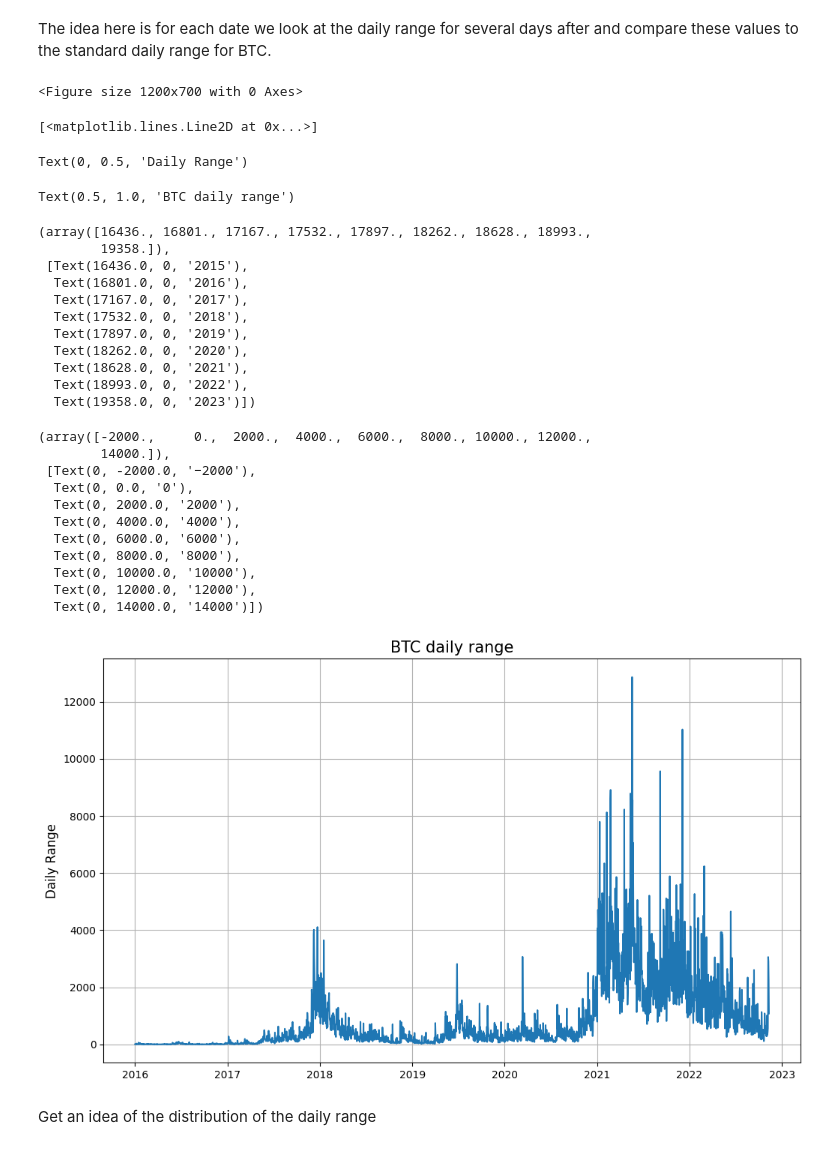
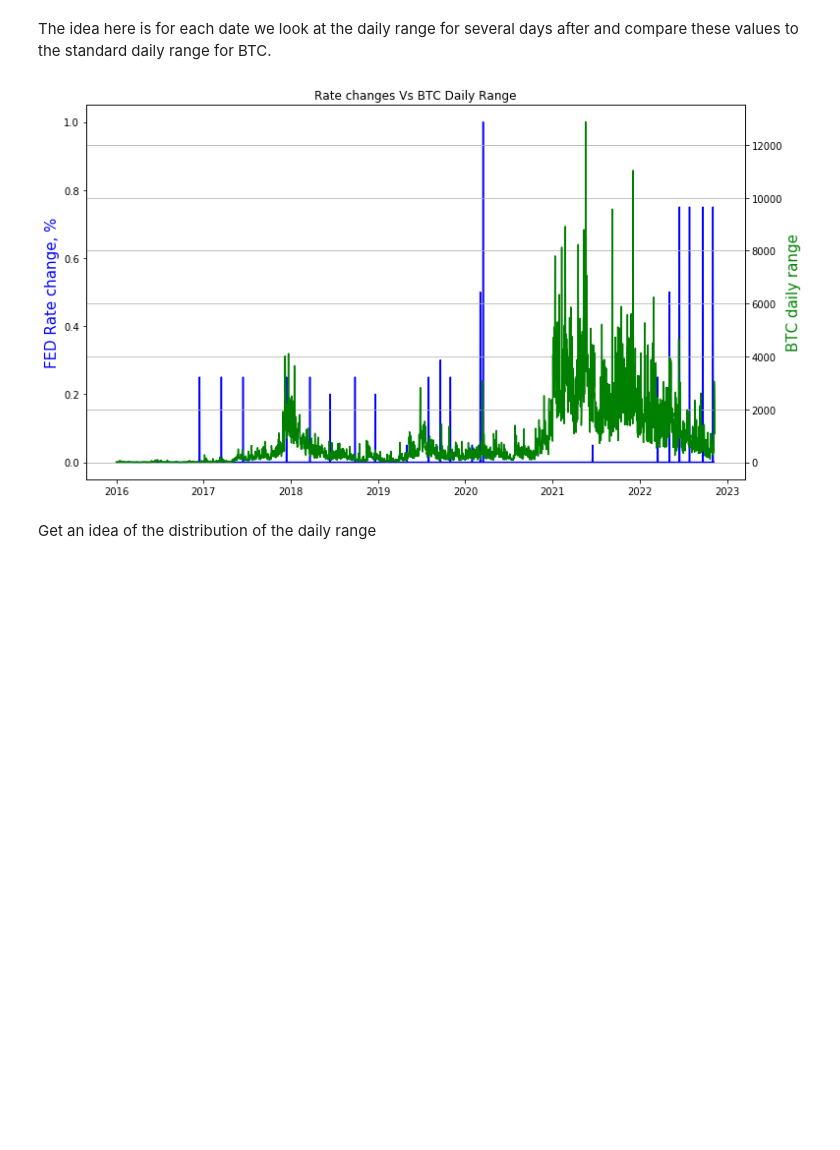
Before and after one commit to CameronStorey/DigitalTools_project, a Jupyter notebook: research_project/notebooks/Analysis.ipynb, the cells around one changed output. Cells and saved outputs as stored; diff of their text form; code cells hidden in the pictures; blank space fills up the shorter version.

Commit message:
added more plots to analysis folder

```diff
--- a/research_project/notebooks/Analysis.ipynb
+++ b/research_project/notebooks/Analysis.ipynb
@@ -9,7 +10,7 @@ import os.path
 Set path, will need to change for your system;
 You need to have an environment variable named HOME where the whole project is located
 # %%
-path = os.path.expandvars("$HOME/DigitalTools_project/research_project/src/data/")
+path = os.path.expandvars("../src/data/")
 # %% [markdown]
 Read in BTC and FED data
 # %%
@@ -310,0 +270,18 @@ MA_DATA #1 means that is in the CI and not signif
+# %%
+plt.figure(figsize=(12, 7))
+sns.set_style('whitegrid')
+sns.distplot(MA10, hist=False,label='10-MA density')
+plt.vlines(pd.to_numeric(MA_DATA['10MA_after']),ymin=0,ymax=0.000052,color='r',linewidth=1.5,linestyle='dashed',
+          label = '10-MA after FED change')
+
+plt.legend(fontsize=12,loc='upper right')
+plt.ylim(0,0.000052)
+
+plt.grid(True)
+plt.title('Density of 10 day MA',fontsize=15)
+plt.xticks(fontsize=10)
+plt.yticks(fontsize=10)
+
+plt.ylabel('Density')
+
+plt.show()
@@ -436,6 +415,9 @@ Again, the same issue as before. The volatility is going to be a lot greater due
 Another measurement I chose to look at was the daily change. That is the high minus the low for the day. This is also a measure of volatility.
 # %% [markdown]
 The idea here is for each date we look at the daily range for several days after and compare these values to the standard daily range for BTC.
+# %%
+# Get change values for the FED rate as well:
+FED_CHG = abs(FED.diff(1))
 # %%
 CHG_DATES = dates_star.Dates
 n = len(dates_star)
@@ -448,42 +430,21 @@ for d in CHG_DATES:
     rng = after(BTC.Range,d,5)
     RNG_DATA.loc[d] = list(rng)
 # %%
-plt.figure(figsize=(12, 7))
-plt.plot(BTC.Range,linewidth=1.5)
-plt.ylabel('Daily Range',fontsize=12)
+fig, ax1 = plt.subplots(figsize=(12, 7))
+ax2 = ax1.twinx()
+
+ax1.plot(FED_CHG,color='b')
+ax2.plot(BTC.Range,linewidth=1.5,color='g')
+ax1.set_ylabel('FED Rate change, %', color='b',fontsize=15)
+ax2.set_ylabel('BTC daily range', color='g',fontsize=15)
+
 plt.grid(True)
-plt.title('BTC daily range',fontsize=15)
+plt.title('Rate changes Vs BTC Daily Range')
 plt.xticks(fontsize=10)
-plt.yticks(fontsize=10)
+
 plt.show()
 # %% [output]
-<Figure size 1200x700 with 0 Axes>
-[<matplotlib.lines.Line2D at 0x...>]
-Text(0, 0.5, 'Daily Range')
-Text(0.5, 1.0, 'BTC daily range')
-(array([16436., 16801., 17167., 17532., 17897., 18262., 18628., 18993.,
-        19358.]),
- [Text(16436.0, 0, '2015'),
-  Text(16801.0, 0, '2016'),
-  Text(17167.0, 0, '2017'),
-  Text(17532.0, 0, '2018'),
-  Text(17897.0, 0, '2019'),
-  Text(18262.0, 0, '2020'),
-  Text(18628.0, 0, '2021'),
-  Text(18993.0, 0, '2022'),
-  Text(19358.0, 0, '2023')])
-(array([-2000.,     0.,  2000.,  4000.,  6000.,  8000., 10000., 12000.,
-        14000.]),
- [Text(0, -2000.0, '−2000'),
-  Text(0, 0.0, '0'),
-  Text(0, 2000.0, '2000'),
-  Text(0, 4000.0, '4000'),
-  Text(0, 6000.0, '6000'),
-  Text(0, 8000.0, '8000'),
-  Text(0, 10000.0, '10000'),
-  Text(0, 12000.0, '12000'),
-  Text(0, 14000.0, '14000')])
-[figure, old version]
+[figure, new version]
 # %% [markdown]
 Get an idea of the distribution of the daily range
 # %%
```
Also changed, not shown: parts of 9 cells of this notebook.
